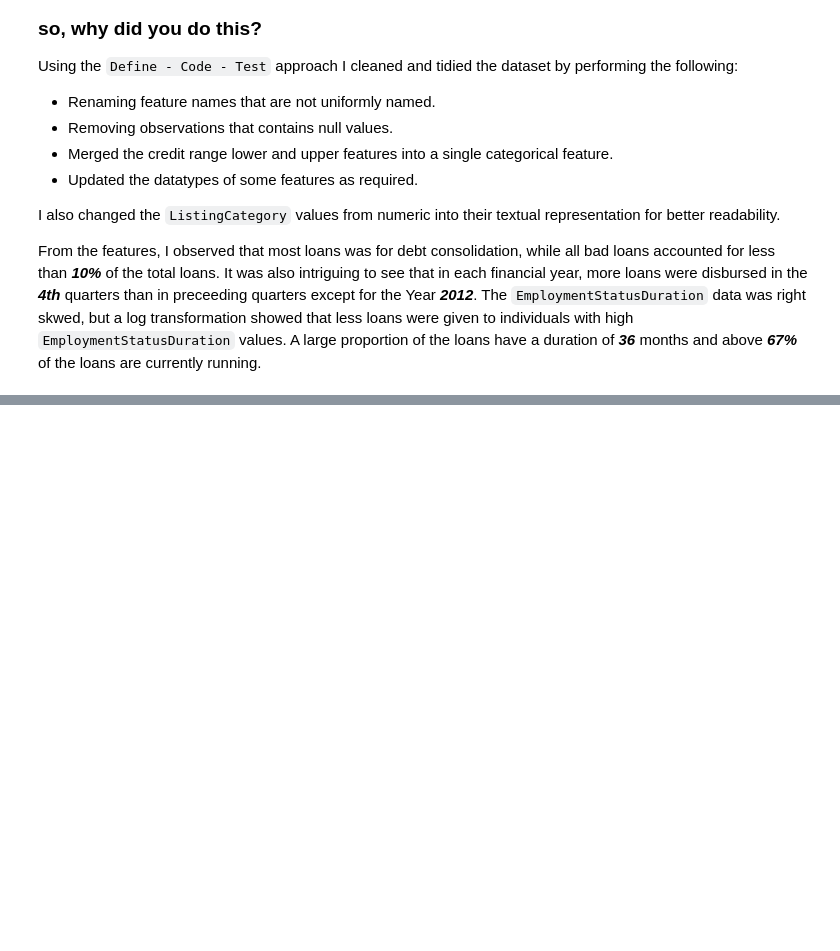
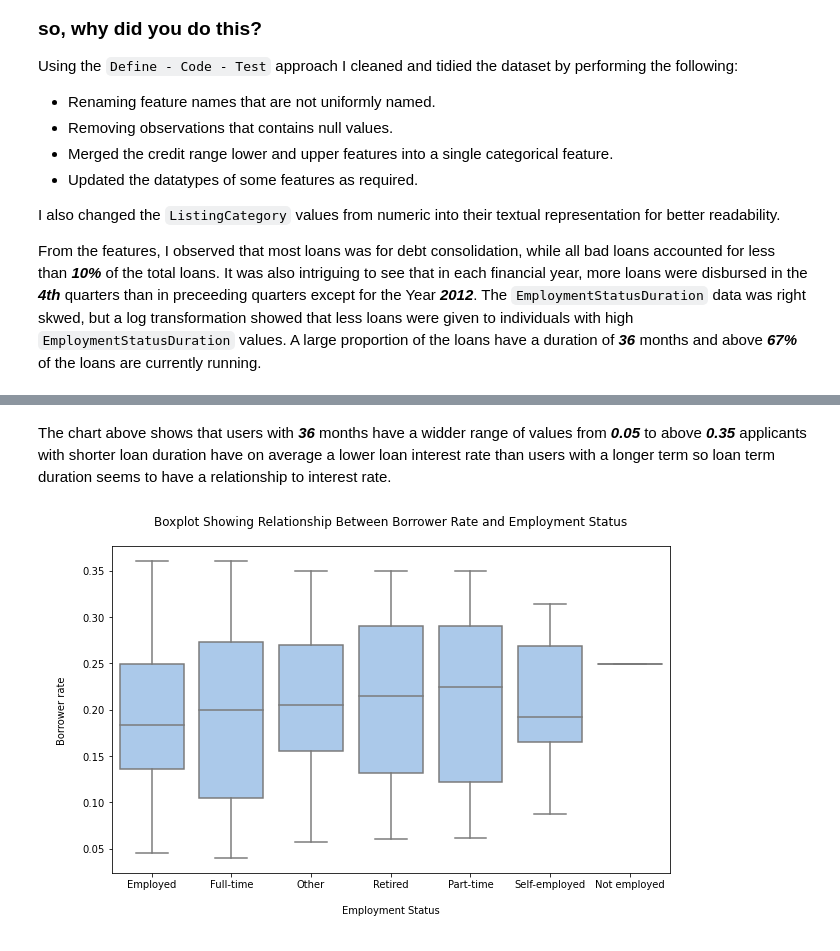
Before and after one commit to ArthurEzenwanne/visualize-communicate-project, a Jupyter notebook: Part_I_exploration.ipynb, the cells around one changed output, grey strips where cells are left out. Cells and saved outputs as stored; diff of their text form; code cells hidden in the pictures; blank space fills up the shorter version.

```diff
--- a/Part_I_exploration.ipynb
+++ b/Part_I_exploration.ipynb
@@ -754,0 +793,16 @@ From the features, I observed that most loans was for debt consolidation, while
+# %% [markdown]
+The chart above shows that users with __*36*__ months have a widder range of values from __*0.05*__ to above __*0.35*__ applicants with shorter loan duration have on average a lower loan interest rate than users with a longer term so loan term duration seems to have a relationship to interest rate.
+# %%
+# get the freq to order the heights
+freq = df_clean.EmploymentStatus.value_counts().index
+
+# box plot
+sb.boxplot(data=df_clean, y='BorrowerRate', x='EmploymentStatus', order=freq, color=palette_base[0]);
+
+#
+plt.xlabel("\nEmployment Status\n")
+plt.ylabel('\nBorrower rate\n')
+plt.title('Boxplot Showing Relationship Between Borrower Rate and Employment Status\n')
+plt.show();
+# %% [output]
+[figure, added]
```
Also changed, not shown: parts of 17 cells of this notebook.
